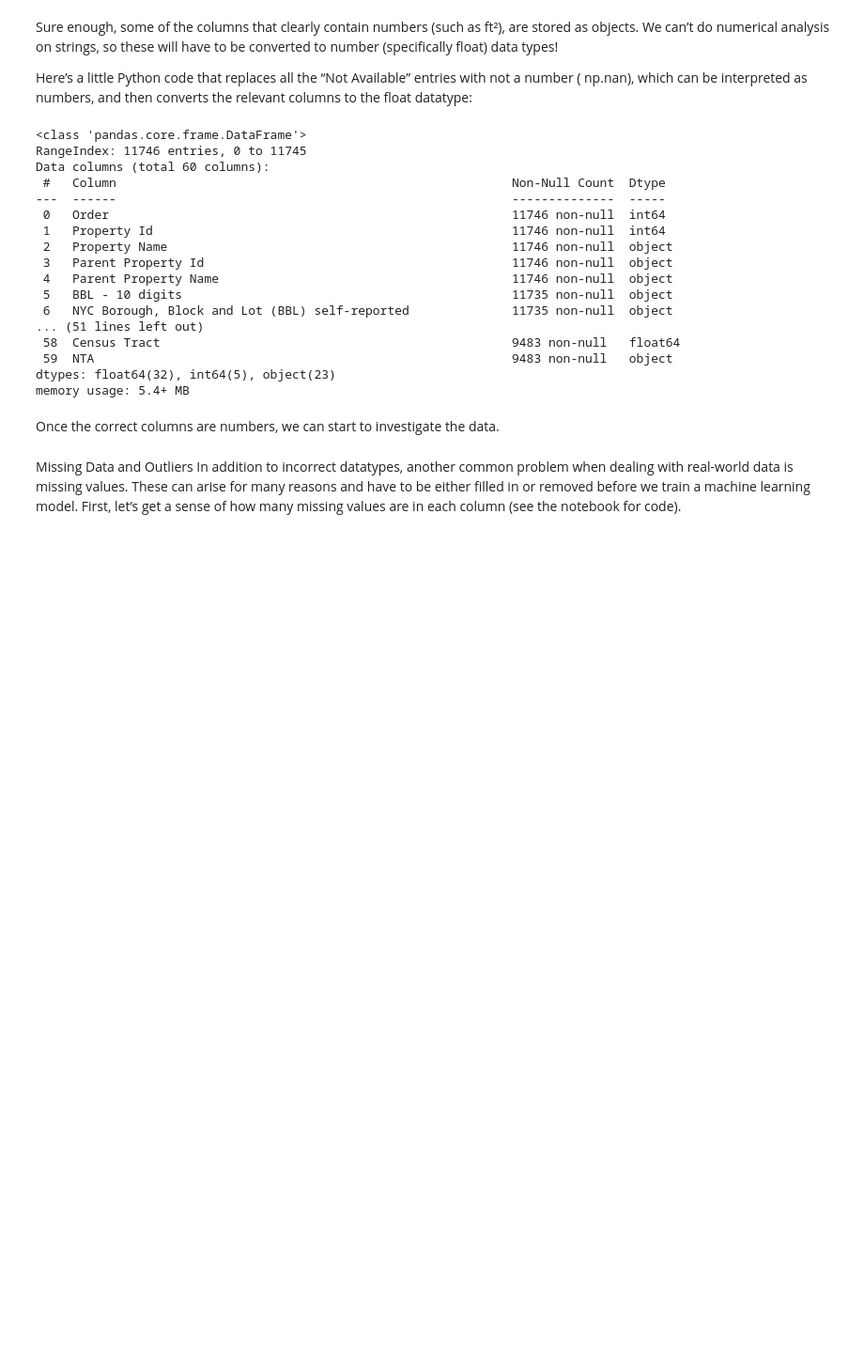
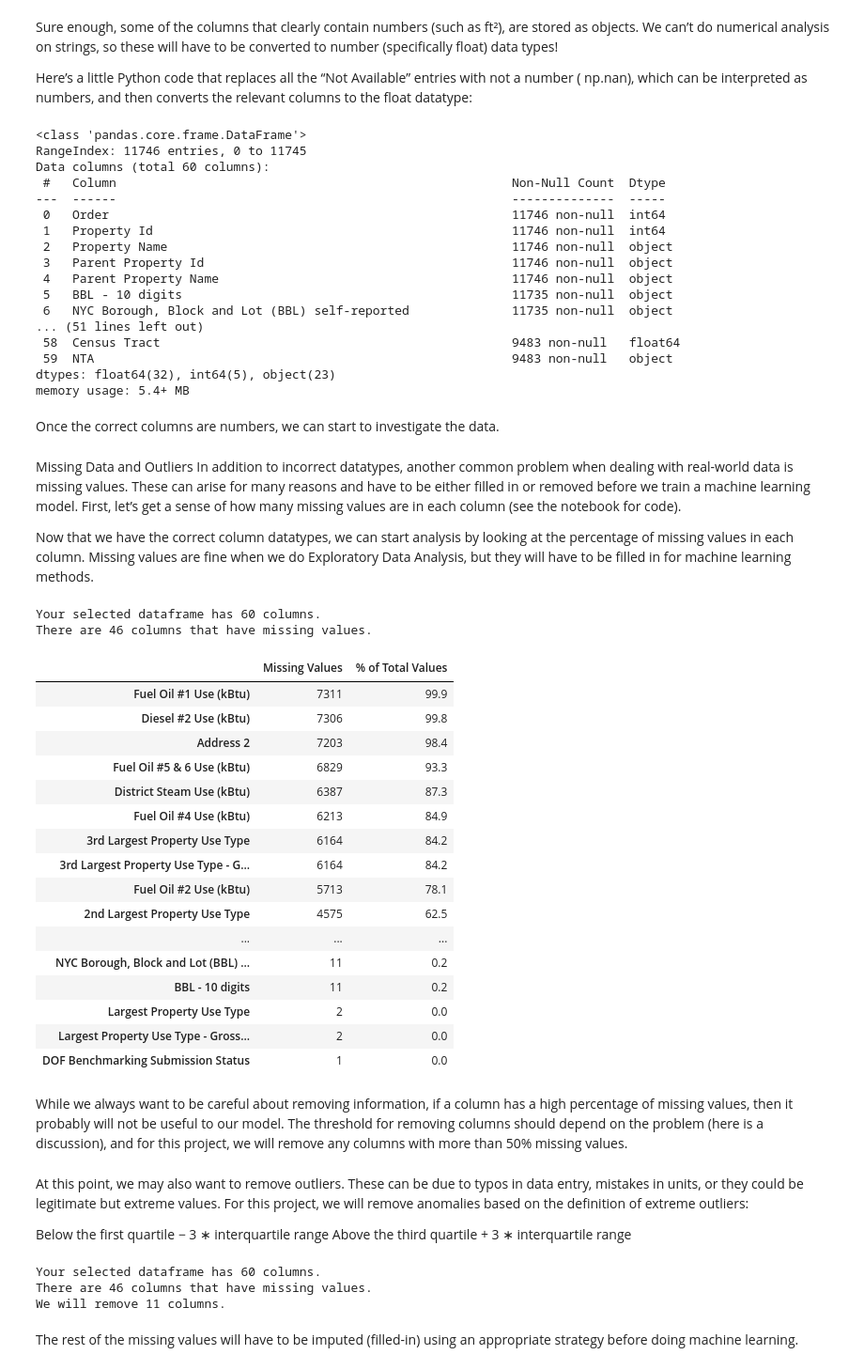
Before and after one commit to piaseckazaneta/CV, a Jupyter notebook: theEnergyStarScore_project_part_one.ipynb, the cells around one changed output. Shown at 94% size. Drawn from its saved outputs; the diff is of its cells as text; code cells hidden in the pictures; blank space fills up the shorter version.

```diff
--- a/theEnergyStarScore_project_part_one.ipynb
+++ b/theEnergyStarScore_project_part_one.ipynb
@@ -108,3 +108,70 @@ Once the correct columns are numbers, we can start to investigate the data.
 # %% [markdown]
 Missing Data and Outliers
 In addition to incorrect datatypes, another common problem when dealing with real-world data is missing values. These can arise for many reasons and have to be either filled in or removed before we train a machine learning model. First, let’s get a sense of how many missing values are in each column (see the notebook for code).
+
+Now that we have the correct column datatypes, we can start analysis by looking at the percentage of missing values in each column. Missing values are fine when we do Exploratory Data Analysis, but they will have to be filled in for machine learning methods.
+# %%
+# Function to calculate missing values by column
+def missing_values_table(df):
+        # Total missing values
+        mis_val = df.isnull().sum()
+
+        # Percentage of missing values
+        mis_val_percent = 100 * df.isnull().sum() / len(df)
+
+        # Make a table with the results
+        mis_val_table = pd.concat([mis_val, mis_val_percent], axis=1)
+
+        # Rename the columns
+        mis_val_table_ren_columns = mis_val_table.rename(
+        columns = {0 : 'Missing Values', 1 : '% of Total Values'})
+
+        # Sort the table by percentage of missing descending
+        mis_val_table_ren_columns = mis_val_table_ren_columns[
+            mis_val_table_ren_columns.iloc[:,1] != 0].sort_values(
+        '% of Total Values', ascending=False).round(1)
+
+        # Print some summary information
+        print ("Your selected dataframe has " + str(df.shape[1]) + " columns.\n"
+            "There are " + str(mis_val_table_ren_columns.shape[0]) +
+              " columns that have missing values.")
+         # Return the dataframe with missing information
+        return mis_val_table_ren_columns
+# %%
+missing_values_table(data)
+# %% [output]
+Your selected dataframe has 60 columns.
+There are 46 columns that have missing values.
+|  | Missing Values | % of Total Values |
+| Fuel Oil #1 Use (kBtu) | 7311 | 99.9 |
+| Diesel #2 Use (kBtu) | 7306 | 99.8 |
+| Address 2 | 7203 | 98.4 |
+| Fuel Oil #5 & 6 Use (kBtu) | 6829 | 93.3 |
+| District Steam Use (kBtu) | 6387 | 87.3 |
+| Fuel Oil #4 Use (kBtu) | 6213 | 84.9 |
+| 3rd Largest Property Use Type | 6164 | 84.2 |
+| 3rd Largest Property Use Type - G... | 6164 | 84.2 |
+| Fuel Oil #2 Use (kBtu) | 5713 | 78.1 |
+| 2nd Largest Property Use Type | 4575 | 62.5 |
+| ... | ... | ... |
+| NYC Borough, Block and Lot (BBL) ... | 11 | 0.2 |
+| BBL - 10 digits | 11 | 0.2 |
+| Largest Property Use Type | 2 | 0.0 |
+| Largest Property Use Type - Gross... | 2 | 0.0 |
+| DOF Benchmarking Submission Status | 1 | 0.0 |
+# %% [markdown]
+While we always want to be careful about removing information, if a column has a high percentage of missing values, then it probably will not be useful to our model. The threshold for removing columns should depend on the problem (here is a discussion), and for this project, we will remove any columns with more than 50% missing values.
+# %% [markdown]
+At this point, we may also want to remove outliers. These can be due to typos in data entry, mistakes in units, or they could be legitimate but extreme values. For this project, we will remove anomalies based on the definition of extreme outliers:
+
+Below the first quartile − 3 ∗ interquartile range
+Above the third quartile + 3 ∗ interquartile range
+# %%
+# Get the columns with > 50% missing
+missing_df = missing_values_table(data);
+missing_columns = list(missing_df[missing_df['% of Total Values'] > 50].index)
+print('We will remove %d columns.' % len(missing_columns))
+# %% [output]
+Your selected dataframe has 60 columns.
+There are 46 columns that have missing values.
+We will remove 11 columns.
@@ -110,0 +184,2 @@ In addition to incorrect datatypes, another common problem when dealing with rea
+# %% [markdown]
+The rest of the missing values will have to be imputed (filled-in) using an appropriate strategy before doing machine learning.
```
Also changed, not shown: parts of 1 cell of this notebook.
